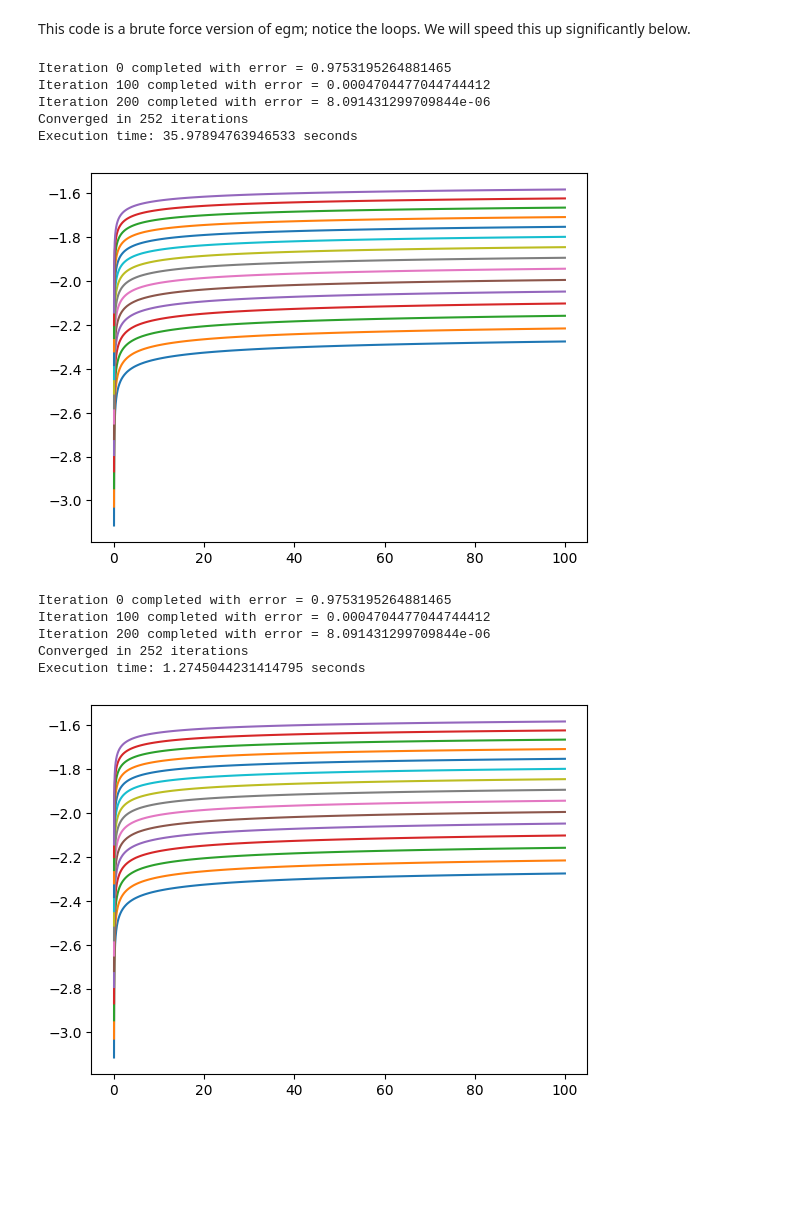
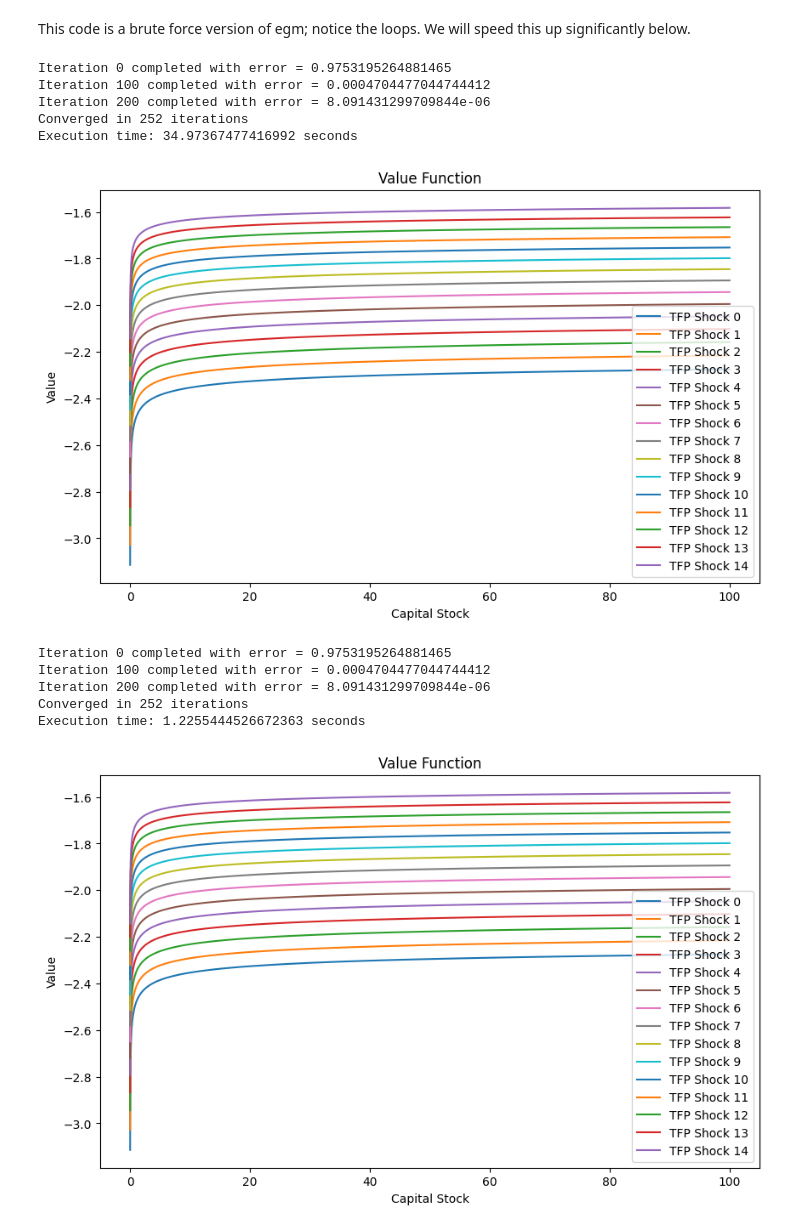
Before and after one commit to sgcbayli024/ECON8185_Homework, a Jupyter notebook: hw4_egm.ipynb, the cells around one changed output. Saved outputs shown, nothing was run; the diff lists cells and outputs as text; code cells hidden in the pictures; blank space fills up the shorter version.

Commit message:
change plots

```diff
--- a/hw4_egm.ipynb
+++ b/hw4_egm.ipynb
@@ -136,19 +136,26 @@ def egm(n_k, n_z, epsilon, theta, rho, A, alpha, delta, sigma, mu, toler, beta,
 
     print(f"Execution time: {execution_time} seconds")
 
+    fig, ax = plt.subplots(figsize=(10, 6))
+    for j in range(n_z):
+        ax.plot(k_grid, V_star[:, j], label=f'TFP Shock {j}')
+
+    ax.set_title('Value Function')
+    ax.set_xlabel('Capital Stock')
+    ax.set_ylabel('Value')
+    ax.legend()
+    plt.show()
+
     return V_star
 # %%
 V = egm(n_k=101, n_z=15, epsilon=1e-4, theta=2, rho=0.98, A=10, alpha=1/3, delta=1, sigma=0.01, mu=0, toler=1e-6, beta=0.96, gamma=2, max_iter=10000000)
-k_grid = create_grids(101, 2)
-plt.plot(k_grid, V)
-plt.show()
 # %% [output]
 Iteration 0 completed with error = 0.9753195264881465
 Iteration 100 completed with error = 0.0004704477044744412
 Iteration 200 completed with error = 8.091431299709844e-06
 Converged in 252 iterations
-Execution time: 35.97894763946533 seconds
+Execution time: 34.97367477416992 seconds
-[figure, old version]
+[figure, new version]
 # %%
 def egm_speedy(n_k, n_z, epsilon, theta, rho, A, alpha, delta, sigma, mu, toler, beta, gamma, max_iter):
     start_time=time.time()
@@ -228,13 +256,10 @@ def egm_speedy(n_k, n_z, epsilon, theta, rho, A, alpha, delta, sigma, mu, toler,
     return V_star
 # %%
 V = egm_speedy(n_k=101, n_z=15, epsilon=1e-4, theta=2, rho=0.98, A=10, alpha=1/3, delta=1, sigma=0.01, mu=0, toler=1e-6, beta=0.96, gamma=2, max_iter=10000000)
-k_grid = create_grids(101, 2)
-plt.plot(k_grid, V)
-plt.show()
 # %% [output]
 Iteration 0 completed with error = 0.9753195264881465
 Iteration 100 completed with error = 0.0004704477044744412
 Iteration 200 completed with error = 8.091431299709844e-06
 Converged in 252 iterations
-Execution time: 1.2745044231414795 seconds
+Execution time: 1.2255444526672363 seconds
-[figure, old version]
+[figure, new version]
```
Also changed, not shown: parts of 1 cell of this notebook.
